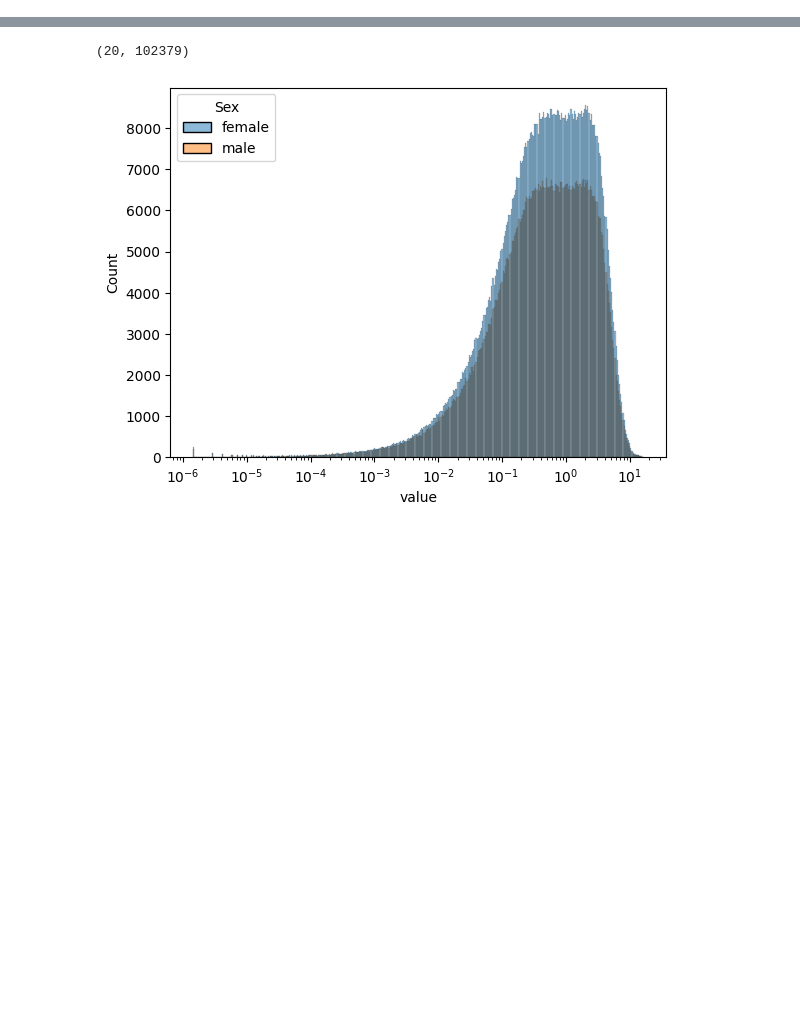
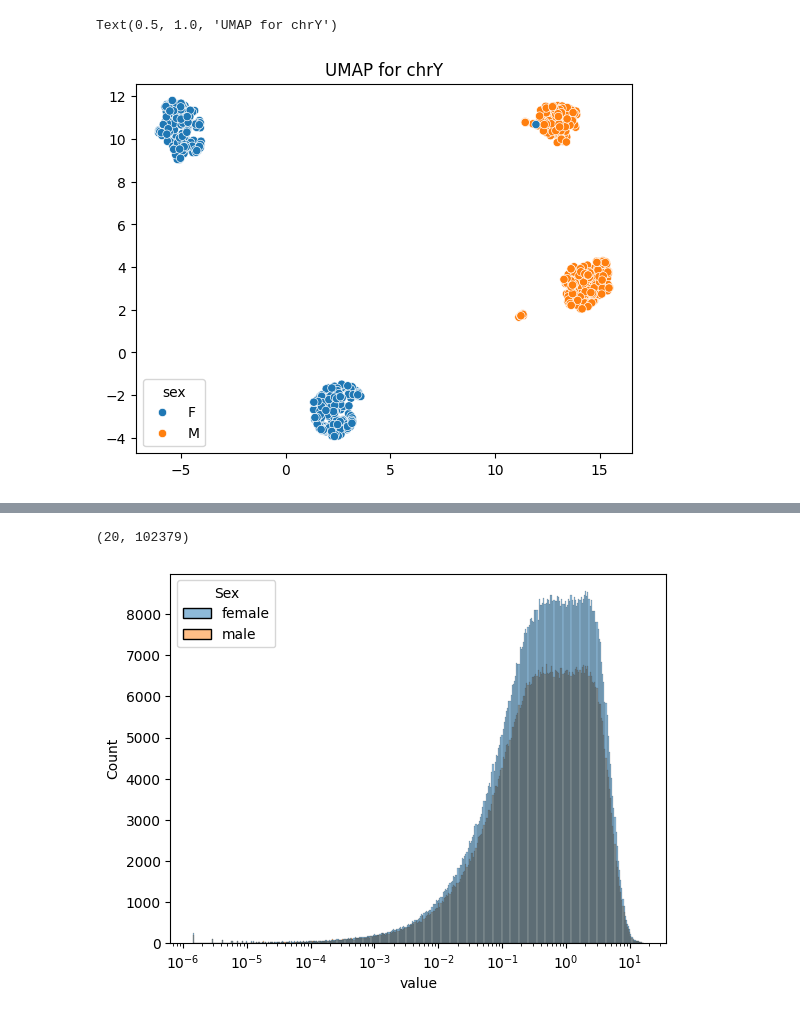
Before and after one commit to zodelheim/sea-infer-rna-seq, a Jupyter notebook: notebooks/HistplotSexIntensity.ipynb, the cells around one changed output, grey strips where cells are left out. Saved outputs shown, nothing was run; the diff lists cells and outputs as text; code cells hidden in the pictures; blank space fills up the shorter version.

```diff
--- a/notebooks/HistplotSexIntensity.ipynb
+++ b/notebooks/HistplotSexIntensity.ipynb
@@ -52,0 +114,13 @@ data_heart_header.set_index("Run", inplace=True)
+# %%
+reducer = umap.UMAP()
+embedding = reducer.fit_transform(data_geuvadis.drop(columns=["sex"]))
+
+sns.scatterplot(
+    x=embedding[:, 0],
+    y=embedding[:, 1],
+    hue=data_geuvadis['sex']
+)
+plt.title(f'UMAP for {chromosome}')
+# %% [output]
+Text(0.5, 1.0, 'UMAP for chrY')
+[figure, added]
```
Also changed, not shown: parts of 25 cells of this notebook.
